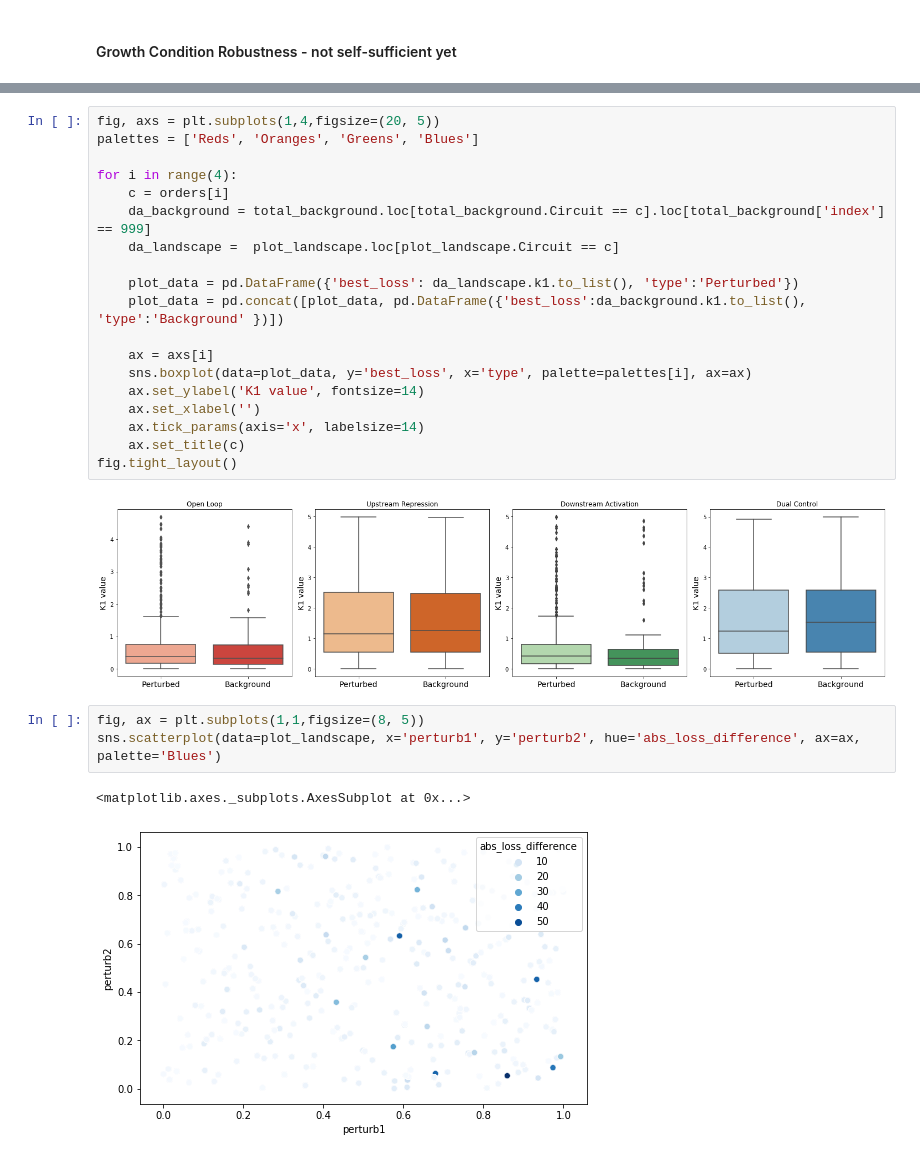
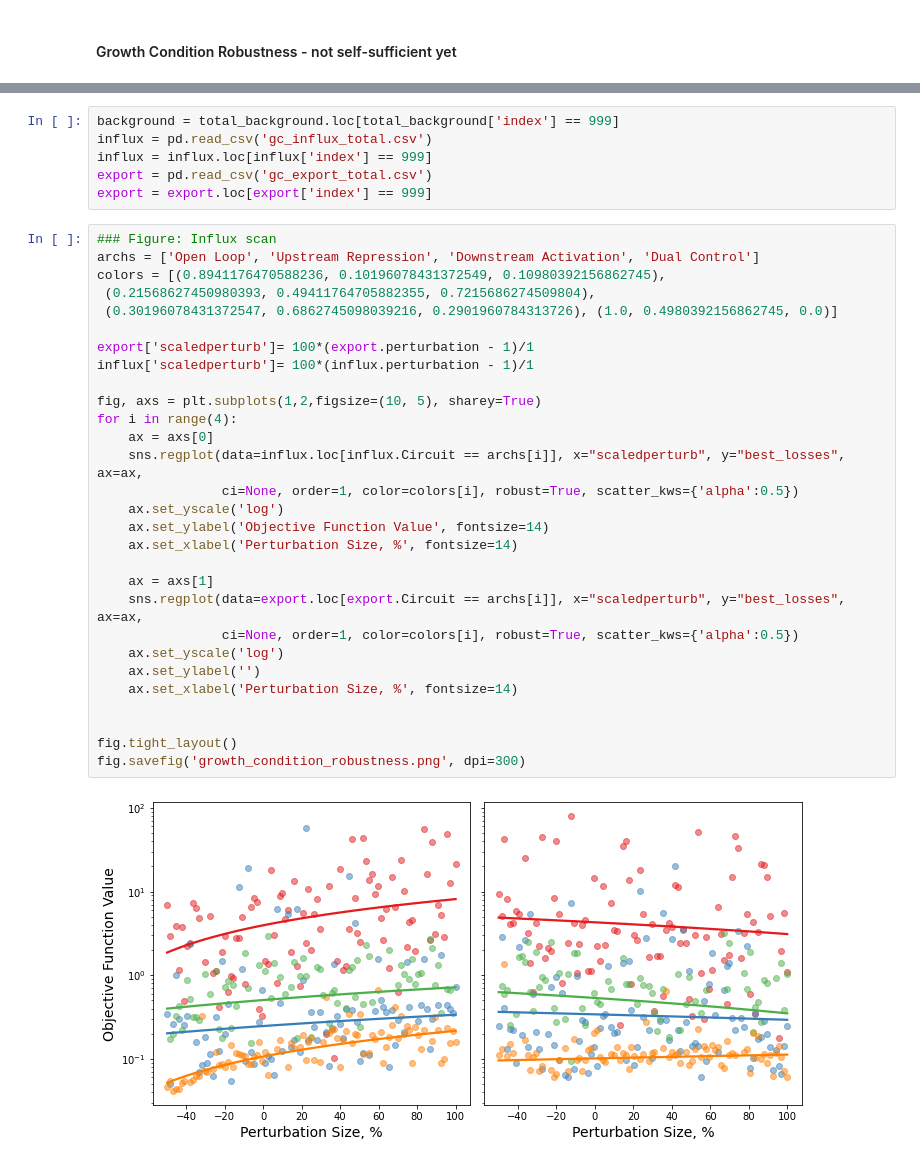
Before and after one commit to cjmerzbacher/bayesopt-dynamic-pathways, a Jupyter notebook: glucaric_acid/glucaric_acid.ipynb, the cells around one changed output, grey strips where cells are left out. Cells and saved outputs as stored; diff of their text form.

Commit message:
GA robustness viz

```diff
--- a/glucaric_acid/glucaric_acid.ipynb
+++ b/glucaric_acid/glucaric_acid.ipynb
@@ -562,27 +581,37 @@ fig.tight_layout()
-# %%
-fig, axs = plt.subplots(1,4,figsize=(20, 5))
-palettes = ['Reds', 'Oranges', 'Greens', 'Blues']
-
-for i in range(4):
-    c = orders[i]
-    da_background = total_background.loc[total_background.Circuit == c].loc[total_background['index'] == 999]
-    da_landscape =  plot_landscape.loc[plot_landscape.Circuit == c]
-
-    plot_data = pd.DataFrame({'best_loss': da_landscape.k1.to_list(), 'type':'Perturbed'})
-    plot_data = pd.concat([plot_data, pd.DataFrame({'best_loss':da_background.k1.to_list(), 'type':'Background' })])
-
-    ax = axs[i]
-    sns.boxplot(data=plot_data, y='best_loss', x='type', palette=palettes[i], ax=ax)
-    ax.set_ylabel('K1 value', fontsize=14)
-    ax.set_xlabel('')
-    ax.tick_params(axis='x', labelsize=14)
-    ax.set_title(c)
-fig.tight_layout()
-# %% [output]
-[figure, removed]
-# %%
-fig, ax = plt.subplots(1,1,figsize=(8, 5))
-sns.scatterplot(data=plot_landscape, x='perturb1', y='perturb2', hue='abs_loss_difference', ax=ax, palette='Blues')
-# %% [output]
-<matplotlib.axes._subplots.AxesSubplot at 0x...>
-[figure, removed]
+# %%
+background = total_background.loc[total_background['index'] == 999]
+influx = pd.read_csv('gc_influx_total.csv')
+influx = influx.loc[influx['index'] == 999]
+export = pd.read_csv('gc_export_total.csv')
+export = export.loc[export['index'] == 999]
+# %%
+### Figure: Influx scan
+archs = ['Open Loop', 'Upstream Repression', 'Downstream Activation', 'Dual Control']
+colors = [(0.8941176470588236, 0.10196078431372549, 0.10980392156862745),
+ (0.21568627450980393, 0.49411764705882355, 0.7215686274509804),
+ (0.30196078431372547, 0.6862745098039216, 0.2901960784313726), (1.0, 0.4980392156862745, 0.0)]
+
+export['scaledperturb']= 100*(export.perturbation - 1)/1
+influx['scaledperturb']= 100*(influx.perturbation - 1)/1
+
+fig, axs = plt.subplots(1,2,figsize=(10, 5), sharey=True)
+for i in range(4):
+    ax = axs[0]
+    sns.regplot(data=influx.loc[influx.Circuit == archs[i]], x="scaledperturb", y="best_losses", ax=ax,
+                ci=None, order=1, color=colors[i], robust=True, scatter_kws={'alpha':0.5})
+    ax.set_yscale('log')
+    ax.set_ylabel('Objective Function Value', fontsize=14)
+    ax.set_xlabel('Perturbation Size, %', fontsize=14)
+
+    ax = axs[1]
+    sns.regplot(data=export.loc[export.Circuit == archs[i]], x="scaledperturb", y="best_losses",  ax=ax,
+                ci=None, order=1, color=colors[i], robust=True, scatter_kws={'alpha':0.5})
+    ax.set_yscale('log')
+    ax.set_ylabel('')
+    ax.set_xlabel('Perturbation Size, %', fontsize=14)
+
+
+fig.tight_layout()
+fig.savefig('growth_condition_robustness.png', dpi=300)
+# %% [output]
+[figure, added]
```
Also changed, not shown: parts of 17 cells of this notebook, 12 other files.
